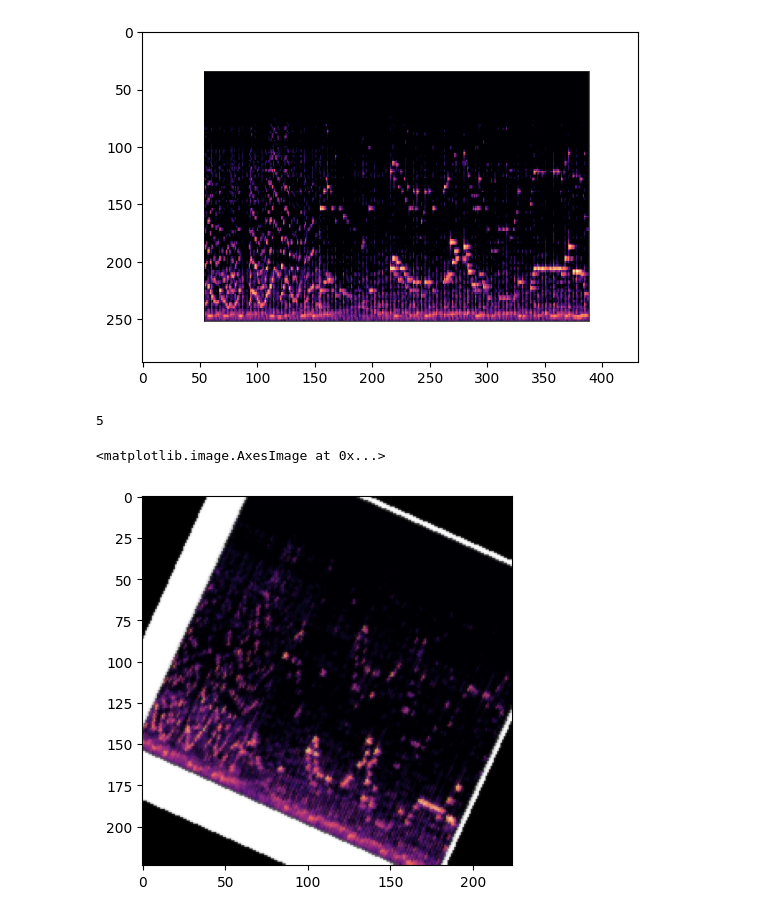
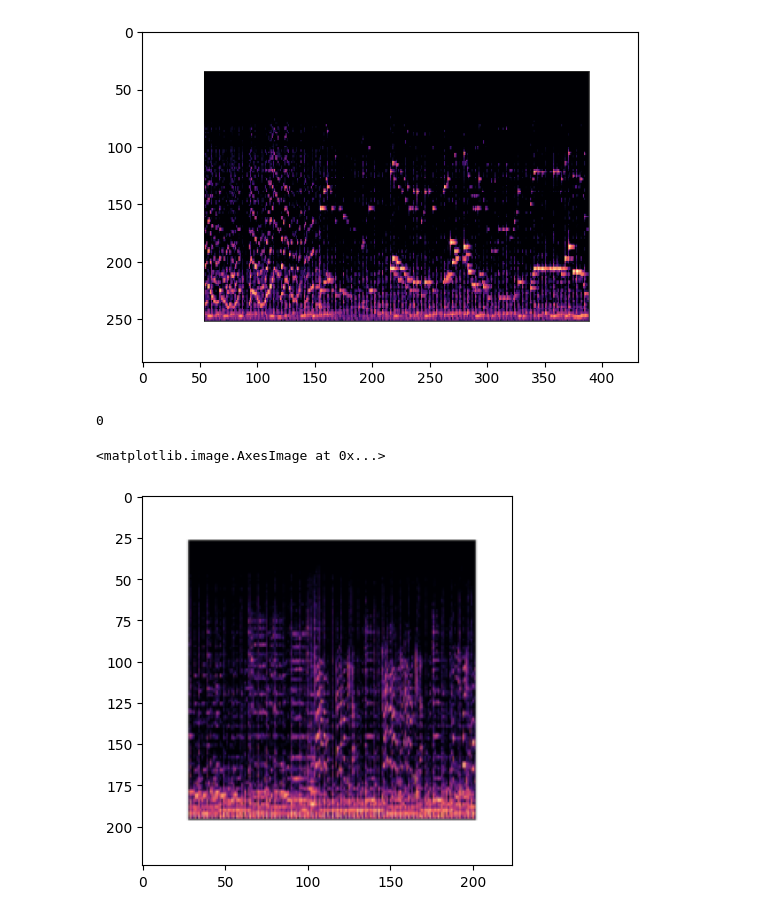
Before and after one commit to Gromzi/SoundSpy, a Jupyter notebook: music_genre_classifier.ipynb, the cells around one changed output. Cells and saved outputs as stored; diff of their text form; code cells hidden in the pictures.

```diff
--- a/music_genre_classifier.ipynb
+++ b/music_genre_classifier.ipynb
@@ -84,16 +84,18 @@ class MusicGenreDataset(Dataset):
       return img,label
 # %%
 train_transform = transforms.Compose([
-    transforms.Resize((256,256)),
-    transforms.RandomCrop(224, padding=4,padding_mode='reflect'),
-    transforms.RandomHorizontalFlip(p=0.3),
-    transforms.RandomRotation(degrees=30),
-    transforms.GaussianBlur(kernel_size = 7,sigma = (0.1, 2.0)),
+    transforms.Resize((224,224)),
+    # transforms.RandomCrop(224, padding=4,padding_mode='reflect'),
+    # transforms.RandomHorizontalFlip(p=0.3),
+    # transforms.RandomRotation(degrees=30),
+    # transforms.GaussianBlur(kernel_size = 7,sigma = (0.1, 2.0)),
+    # transforms.ElasticTransform(alpha=50.0),
     transforms.ToTensor()
 ])
 
 val_transform = transforms.Compose([
-    transforms.Resize((224,224))
+    transforms.Resize((224,224)),
+    transforms.ToTensor()
 ])
 
 test_transform = transforms.Compose([
@@ -105,11 +107,11 @@ train_dataset = MusicGenreDataset(train_ds,train_transform)
 val_dataset = MusicGenreDataset(val_ds,val_transform)
 test_dataset = MusicGenreDataset(test_ds,test_transform)
 # %%
-img, label = train_dataset[2]
+img, label = train_dataset[10]
 print(label)
 plt.imshow(img.permute(1,2,0))
 # %% [output]
-5
+0
 <matplotlib.image.AxesImage at 0x...>
-[figure, old version]
+[figure, new version]
 # %%
```
Also changed, not shown: parts of 14 cells of this notebook.
